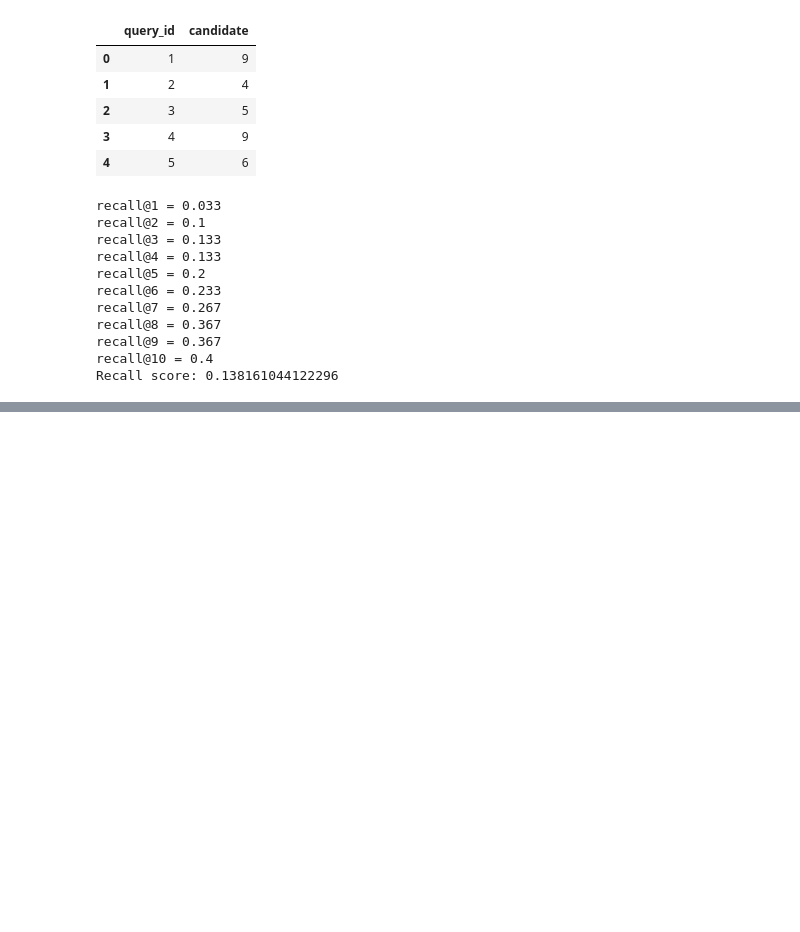
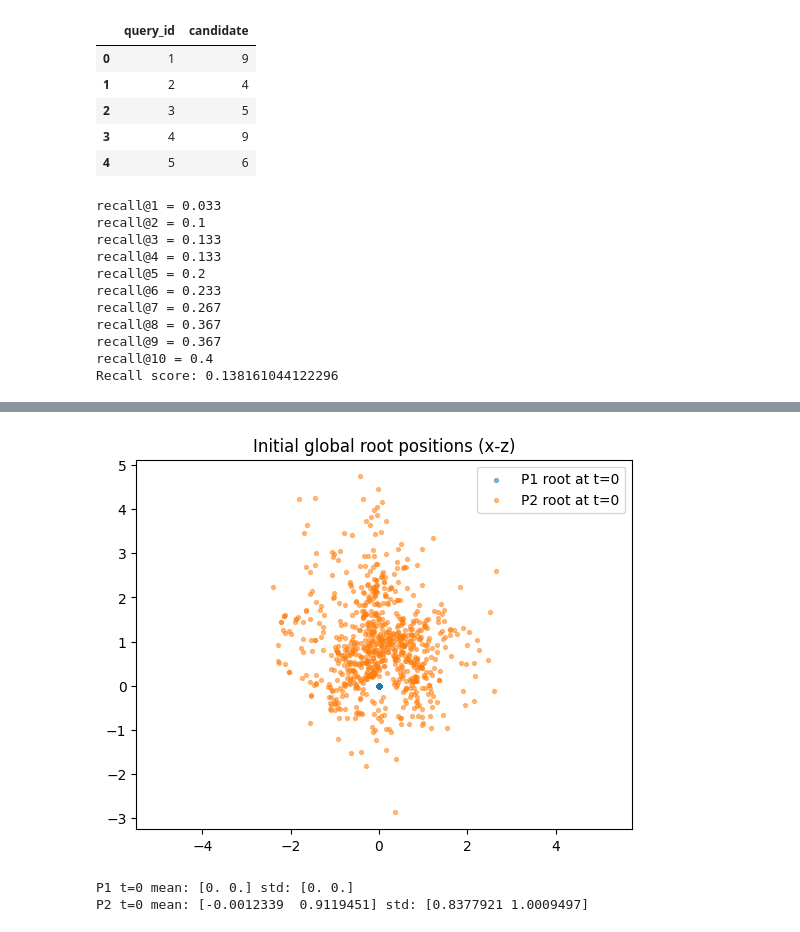
Before and after one commit to EtiNL/Dropout_disco, a Jupyter notebook: notebook/text-motion-explore.ipynb, the cells around one changed output, grey strips where cells are left out. Saved outputs shown, nothing was run; the diff lists cells and outputs as text; code cells hidden in the pictures; blank space fills up the shorter version.

```diff
--- a/notebook/text-motion-explore.ipynb
+++ b/notebook/text-motion-explore.ipynb
@@ -290,0 +400,33 @@ Recall score: 0.138161044122296
+# %%
+def sample_initial_root_xz(motion_dir, n=400, seed=0):
+    rng = np.random.default_rng(seed)
+    fnames = [f for f in os.listdir(motion_dir) if f.endswith(".npy") and os.path.isfile(pjoin(motion_dir, f))]
+    idx = rng.choice(len(fnames), size=min(n, len(fnames)), replace=False)
+
+    p1 = []
+    p2 = []
+    for i in idx:
+        m = np.load(pjoin(motion_dir, fnames[i])).astype(np.float32)
+        half = m.shape[1] // 2
+        p1_pos = m[:, :POS_DIM].reshape(-1, J_POS, 3)
+        p2_pos = m[:, half:half+POS_DIM].reshape(-1, J_POS, 3)
+        p1.append([p1_pos[0, 0, 0], p1_pos[0, 0, 2]])  # (x0,z0)
+        p2.append([p2_pos[0, 0, 0], p2_pos[0, 0, 2]])
+    return np.array(p1), np.array(p2)
+
+p1_0, p2_0 = sample_initial_root_xz(motion_dir, n=800, seed=0)
+
+plt.figure()
+plt.scatter(p1_0[:,0], p1_0[:,1], s=8, alpha=0.5, label="P1 root at t=0")
+plt.scatter(p2_0[:,0], p2_0[:,1], s=8, alpha=0.5, label="P2 root at t=0")
+plt.axis("equal")
+plt.legend()
+plt.title("Initial global root positions (x-z)")
+plt.show()
+
+print("P1 t=0 mean:", p1_0.mean(axis=0), "std:", p1_0.std(axis=0))
+print("P2 t=0 mean:", p2_0.mean(axis=0), "std:", p2_0.std(axis=0))
+# %% [output]
+[figure, added]
+P1 t=0 mean: [0. 0.] std: [0. 0.]
+P2 t=0 mean: [-0.0012339  0.9119451] std: [0.8377921 1.0009497]
```
Also changed, not shown: parts of 6 cells of this notebook, 6 other files.
